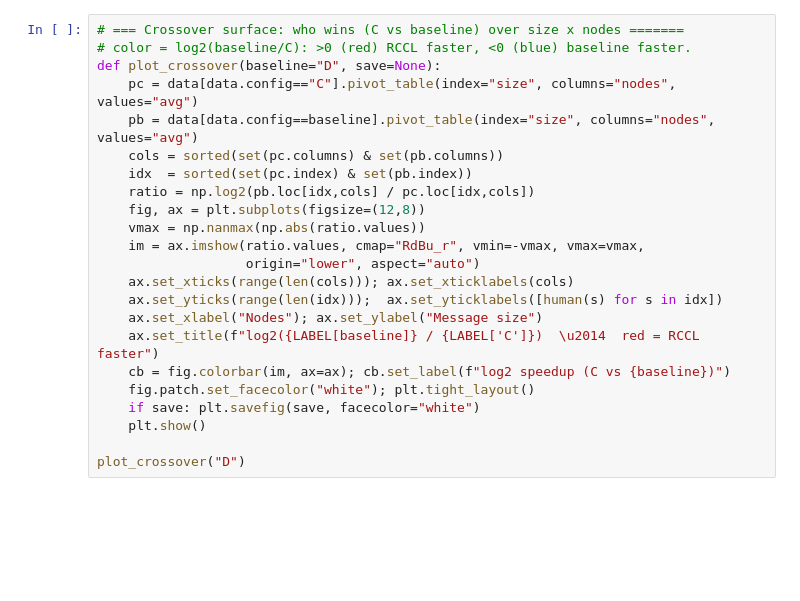
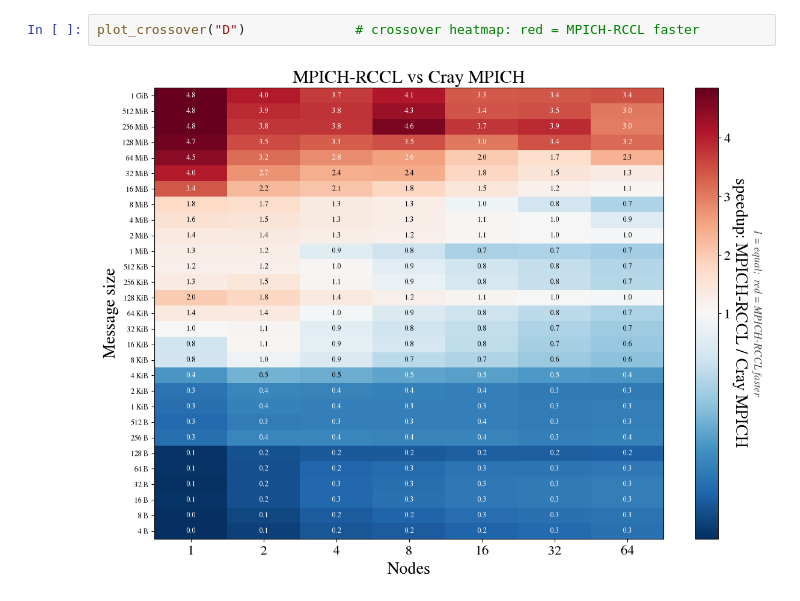
Before and after one commit to ggracelii/mpich-rccl, a Jupyter notebook: frontier/plots/plot.ipynb, the cells around one changed output. Drawn from its saved outputs; the diff is of its cells as text; blank space fills up the shorter version.

```diff
--- a/frontier/plots/plot.ipynb
+++ b/frontier/plots/plot.ipynb
@@ -195,23 +225,4 @@ plot_scaling(1048576)             # 1 MiB; try 16777216 (16MiB), 1073741824 (1Gi
 # %%
-# === Crossover surface: who wins (C vs baseline) over size x nodes =======
-# color = log2(baseline/C): >0 (red) RCCL faster, <0 (blue) baseline faster.
-def plot_crossover(baseline="D", save=None):
-    pc = data[data.config=="C"].pivot_table(index="size", columns="nodes", values="avg")
-    pb = data[data.config==baseline].pivot_table(index="size", columns="nodes", values="avg")
-    cols = sorted(set(pc.columns) & set(pb.columns))
-    idx  = sorted(set(pc.index) & set(pb.index))
-    ratio = np.log2(pb.loc[idx,cols] / pc.loc[idx,cols])
-    fig, ax = plt.subplots(figsize=(12,8))
-    vmax = np.nanmax(np.abs(ratio.values))
-    im = ax.imshow(ratio.values, cmap="RdBu_r", vmin=-vmax, vmax=vmax,
-                   origin="lower", aspect="auto")
-    ax.set_xticks(range(len(cols))); ax.set_xticklabels(cols)
-    ax.set_yticks(range(len(idx)));  ax.set_yticklabels([human(s) for s in idx])
-    ax.set_xlabel("Nodes"); ax.set_ylabel("Message size")
-    ax.set_title(f"log2({LABEL[baseline]} / {LABEL['C']})  \u2014  red = RCCL faster")
-    cb = fig.colorbar(im, ax=ax); cb.set_label(f"log2 speedup (C vs {baseline})")
-    fig.patch.set_facecolor("white"); plt.tight_layout()
-    if save: plt.savefig(save, facecolor="white")
-    plt.show()
-
-plot_crossover("D")
+plot_crossover("D")              # crossover heatmap: red = MPICH-RCCL faster
+# %% [output]
+[figure, added]
```
Also changed, not shown: parts of 6 cells of this notebook, 2 other files.
